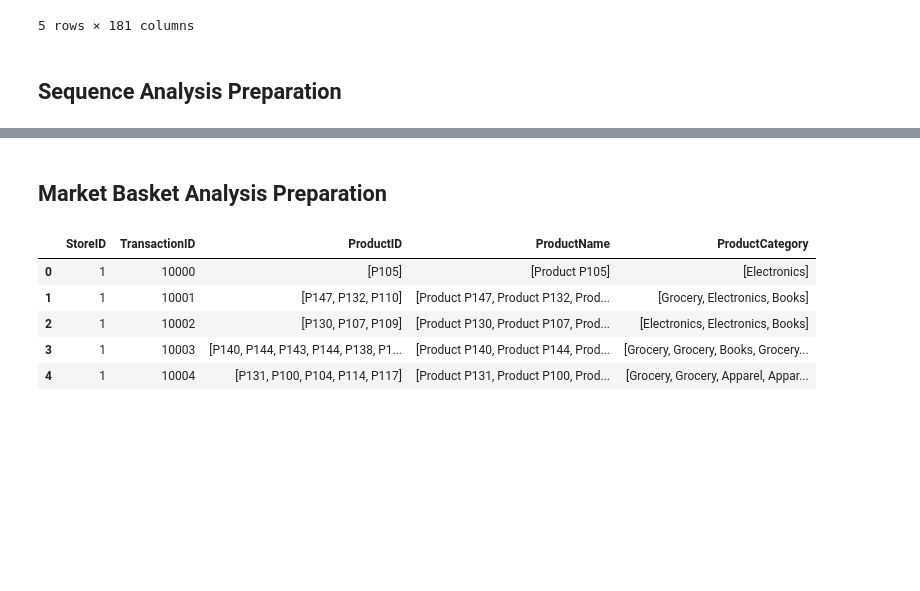
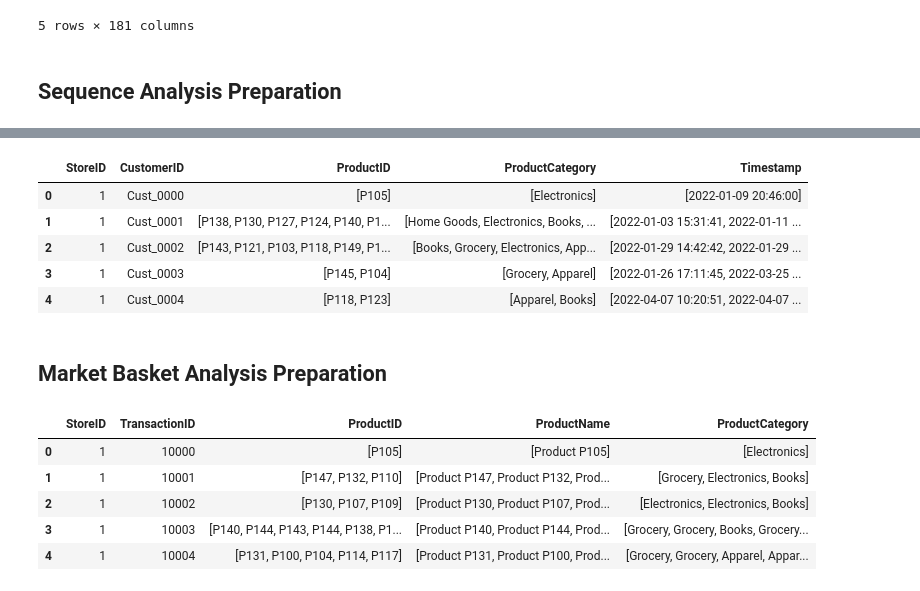
Before and after one commit to keanteng/wqd7005-final-exam, a Jupyter notebook: sample-2/sample-0002-clean.ipynb, the cells around one changed output, grey strips where cells are left out. Drawn from its saved outputs; the diff is of its cells as text; code cells hidden in the pictures; blank space fills up the shorter version.

Commit message:
add sequence analysis enhanced #16

```diff
--- a/sample-2/sample-0002-clean.ipynb
+++ b/sample-2/sample-0002-clean.ipynb
@@ -137,6 +137,15 @@ display(customer_sequences.head())
 | 2 | Cust_0002 | [P123, P143, P121, P103, P118, P1... | [Books, Books, Grocery, Electroni... | [7, 1, 1, 1, 1, 1, 1, 3, 3, 7, 7,... | [2022-01-08 16:22:50, 2022-01-29 ... | [5.56, 142.01, 211.0, 207.72, 355... |
 | 3 | Cust_0003 | [P127, P119, P148, P141, P145, P1... | [Books, Books, Books, Electronics... | [8, 3, 3, 3, 1, 5, 5, 5, 5, 6, 2,... | [2022-01-10 13:41:55, 2022-01-21 ... | [212.94, 147.33, 169.0, 131.52, 2... |
 | 4 | Cust_0004 | [P131, P106, P125, P132, P145, P1... | [Grocery, Books, Electronics, Ele... | [2, 2, 2, 2, 2, 2, 2, 2, 2, 3, 7,... | [2022-01-17 09:17:39, 2022-01-29 ... | [169.99, 272.97, 231.77, 36.18, 2... |
+# %%
+display(store_customer_sequences.head())
+# %% [output]
+|  | StoreID | CustomerID | ProductID | ProductCategory | Timestamp |
+| 0 | 1 | Cust_0000 | [P105] | [Electronics] | [2022-01-09 20:46:00] |
+| 1 | 1 | Cust_0001 | [P138, P130, P127, P124, P140, P1... | [Home Goods, Electronics, Books, ... | [2022-01-03 15:31:41, 2022-01-11 ... |
+| 2 | 1 | Cust_0002 | [P143, P121, P103, P118, P149, P1... | [Books, Grocery, Electronics, App... | [2022-01-29 14:42:42, 2022-01-29 ... |
+| 3 | 1 | Cust_0003 | [P145, P104] | [Grocery, Apparel] | [2022-01-26 17:11:45, 2022-03-25 ... |
+| 4 | 1 | Cust_0004 | [P118, P123] | [Apparel, Books] | [2022-04-07 10:20:51, 2022-04-07 ... |
 # %%
 customer_sequences.to_csv('../data/sample-2/processed/customer_sequences.csv', index=False)
 store_customer_sequences.to_csv('../data/sample-2/processed/store_customer_sequences.csv', index=False)
```
Also changed, not shown: 2 other files.
